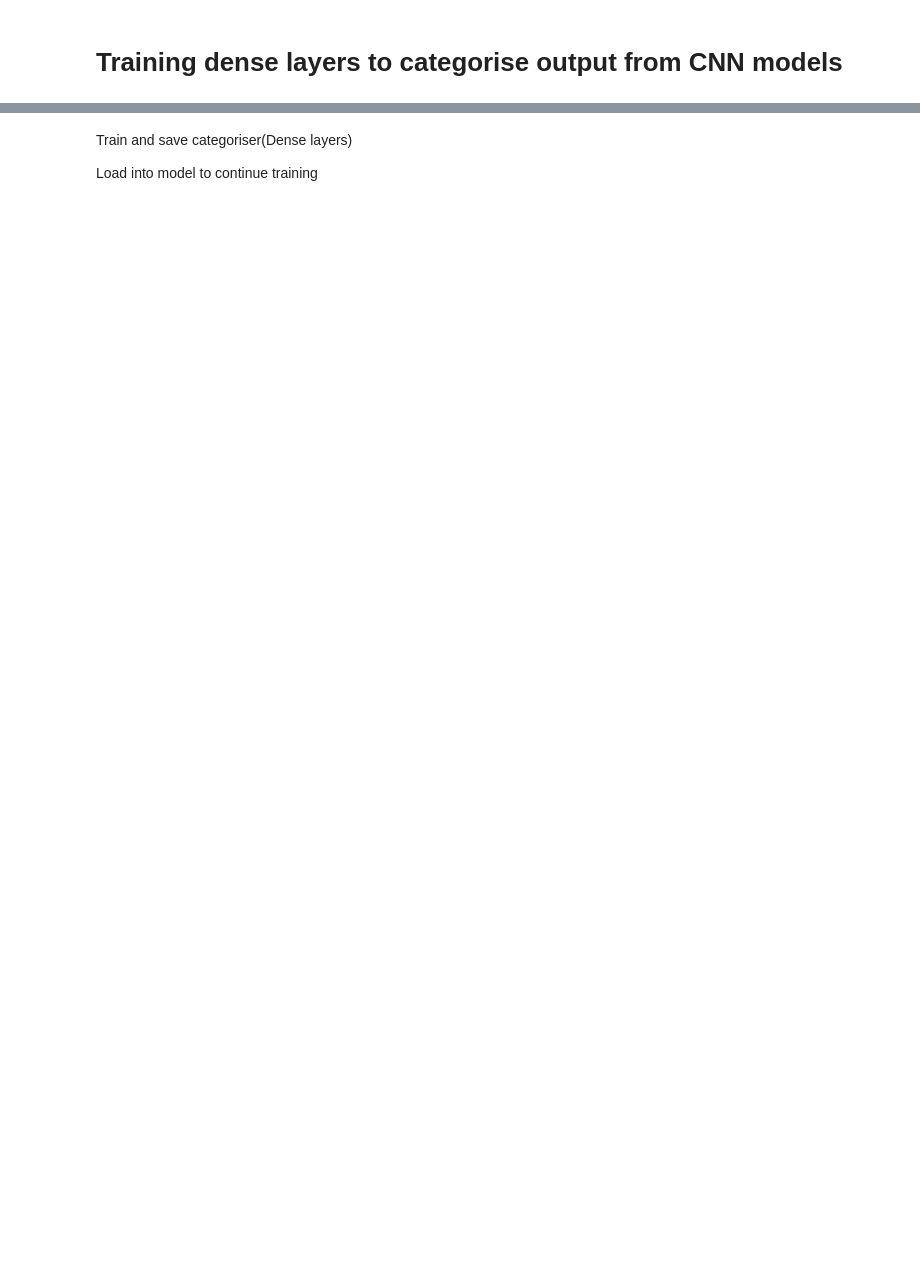
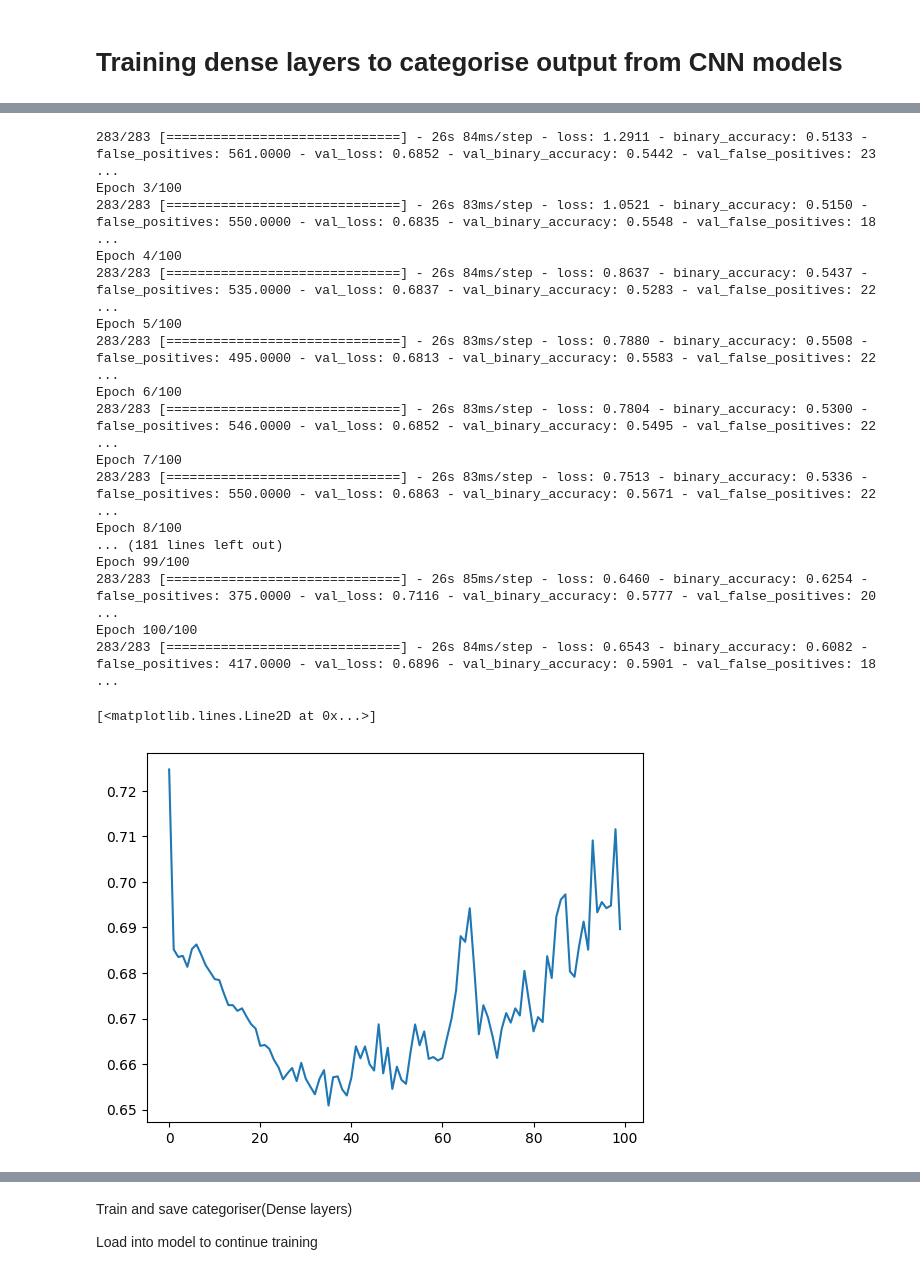
Before and after one commit to ChoyJJ/FYP_B, a Jupyter notebook: Pass_test/mini-DDSM_model.ipynb, the cells around one changed output, grey strips where cells are left out. Drawn from its saved outputs; the diff is of its cells as text; code cells hidden in the pictures; blank space fills up the shorter version.

```diff
--- a/Pass_test/mini-DDSM_model.ipynb
+++ b/Pass_test/mini-DDSM_model.ipynb
@@ -145,0 +259,11 @@ val_ds = prepare(val_ds)
+# %%
+#Training Dense layers to initialise the categoriser before fine tuning the CNN models
+total_epochs = 100
+history_init = model.fit(train_ds_aug
+                    ,epochs=total_epochs
+                    ,validation_data=val_ds
+                    # ,callbacks = [Checkpoint]
+                    )
+# model.save(save_dir + "inceptionv3")
+plt.plot(history_init.history['val_loss'])
+# %% [output]
@@ -145,0 +299,19 @@ val_ds = prepare(val_ds)
+283/283 [==============================] - 26s 84ms/step - loss: 1.2911 - binary_accuracy: 0.5133 - false_positives: 561.0000 - val_loss: 0.6852 - val_binary_accuracy: 0.5442 - val_false_positives: 23 ...
+Epoch 3/100
+283/283 [==============================] - 26s 83ms/step - loss: 1.0521 - binary_accuracy: 0.5150 - false_positives: 550.0000 - val_loss: 0.6835 - val_binary_accuracy: 0.5548 - val_false_positives: 18 ...
+Epoch 4/100
+283/283 [==============================] - 26s 84ms/step - loss: 0.8637 - binary_accuracy: 0.5437 - false_positives: 535.0000 - val_loss: 0.6837 - val_binary_accuracy: 0.5283 - val_false_positives: 22 ...
+Epoch 5/100
+283/283 [==============================] - 26s 83ms/step - loss: 0.7880 - binary_accuracy: 0.5508 - false_positives: 495.0000 - val_loss: 0.6813 - val_binary_accuracy: 0.5583 - val_false_positives: 22 ...
+Epoch 6/100
+283/283 [==============================] - 26s 83ms/step - loss: 0.7804 - binary_accuracy: 0.5300 - false_positives: 546.0000 - val_loss: 0.6852 - val_binary_accuracy: 0.5495 - val_false_positives: 22 ...
+Epoch 7/100
+283/283 [==============================] - 26s 83ms/step - loss: 0.7513 - binary_accuracy: 0.5336 - false_positives: 550.0000 - val_loss: 0.6863 - val_binary_accuracy: 0.5671 - val_false_positives: 22 ...
+Epoch 8/100
+... (181 lines left out)
+Epoch 99/100
+283/283 [==============================] - 26s 85ms/step - loss: 0.6460 - binary_accuracy: 0.6254 - false_positives: 375.0000 - val_loss: 0.7116 - val_binary_accuracy: 0.5777 - val_false_positives: 20 ...
+Epoch 100/100
+283/283 [==============================] - 26s 84ms/step - loss: 0.6543 - binary_accuracy: 0.6082 - false_positives: 417.0000 - val_loss: 0.6896 - val_binary_accuracy: 0.5901 - val_false_positives: 18 ...
+[<matplotlib.lines.Line2D at 0x...>]
+[figure, added]
```
Also changed, not shown: parts of 11 cells of this notebook, 2 other files.
